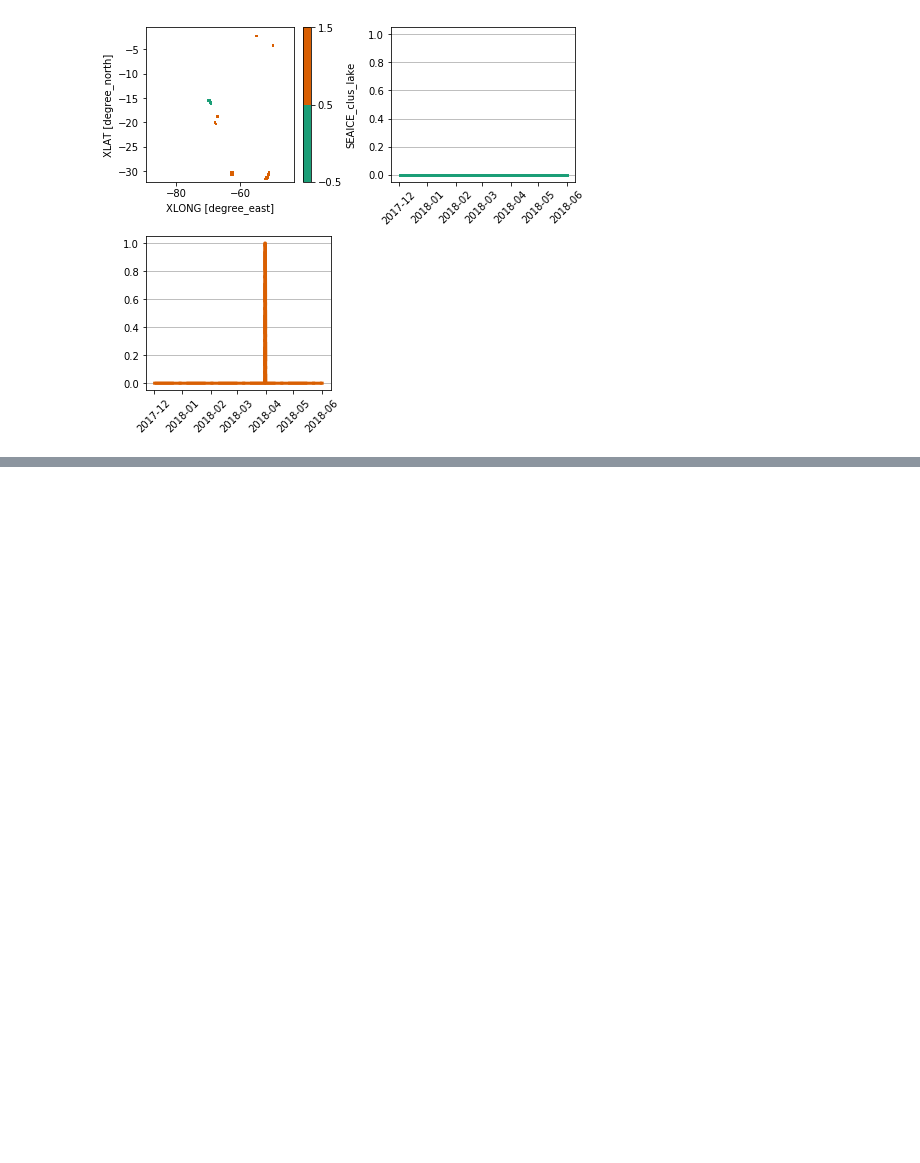
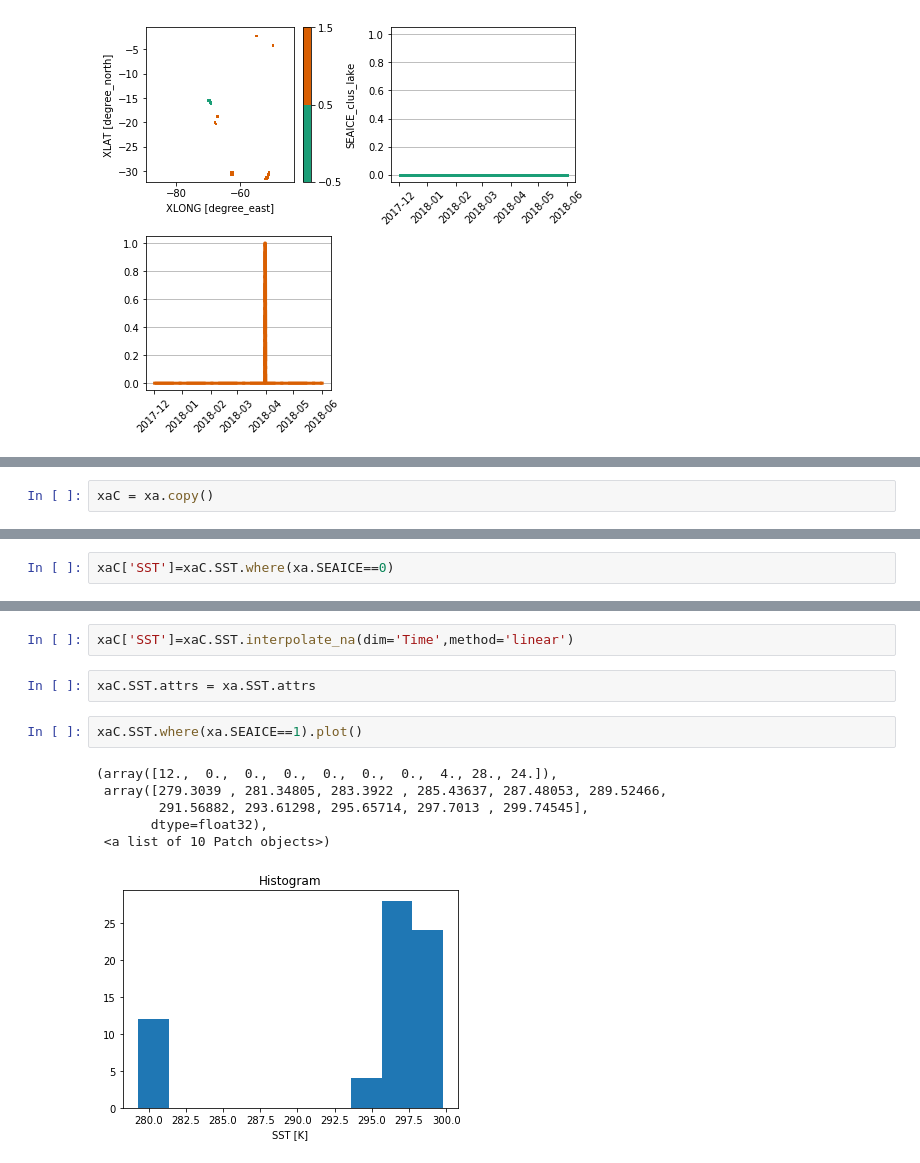
Before and after one commit to daliagachc/wrf_management, a Jupyter notebook: wrf_management/notebooks/big_run_input_check/check_lowinp.ipynb, the cells around one changed output, grey strips where cells are left out. Cells and saved outputs as stored; diff of their text form; blank space fills up the shorter version.

```diff
--- a/wrf_management/notebooks/big_run_input_check/check_lowinp.ipynb
+++ b/wrf_management/notebooks/big_run_input_check/check_lowinp.ipynb
@@ -82,0 +90,2 @@ plot_clus_sig(x1,p,p_c,nc,cols=2)
+# %%
+xaC = xa.copy()
@@ -82,0 +96,2 @@ plot_clus_sig(x1,p,p_c,nc,cols=2)
+# %%
+xaC['SST']=xaC.SST.where(xa.SEAICE==0)
@@ -82,0 +118,13 @@ plot_clus_sig(x1,p,p_c,nc,cols=2)
+# %%
+xaC['SST']=xaC.SST.interpolate_na(dim='Time',method='linear')
+# %%
+xaC.SST.attrs = xa.SST.attrs
+# %%
+xaC.SST.where(xa.SEAICE==1).plot()
+# %% [output]
+(array([12.,  0.,  0.,  0.,  0.,  0.,  0.,  4., 28., 24.]),
+ array([279.3039 , 281.34805, 283.3922 , 285.43637, 287.48053, 289.52466,
+        291.56882, 293.61298, 295.65714, 297.7013 , 299.74545],
+       dtype=float32),
+ <a list of 10 Patch objects>)
+[figure, added]
```
Also changed, not shown: parts of 16 cells of this notebook, 14 other files.
